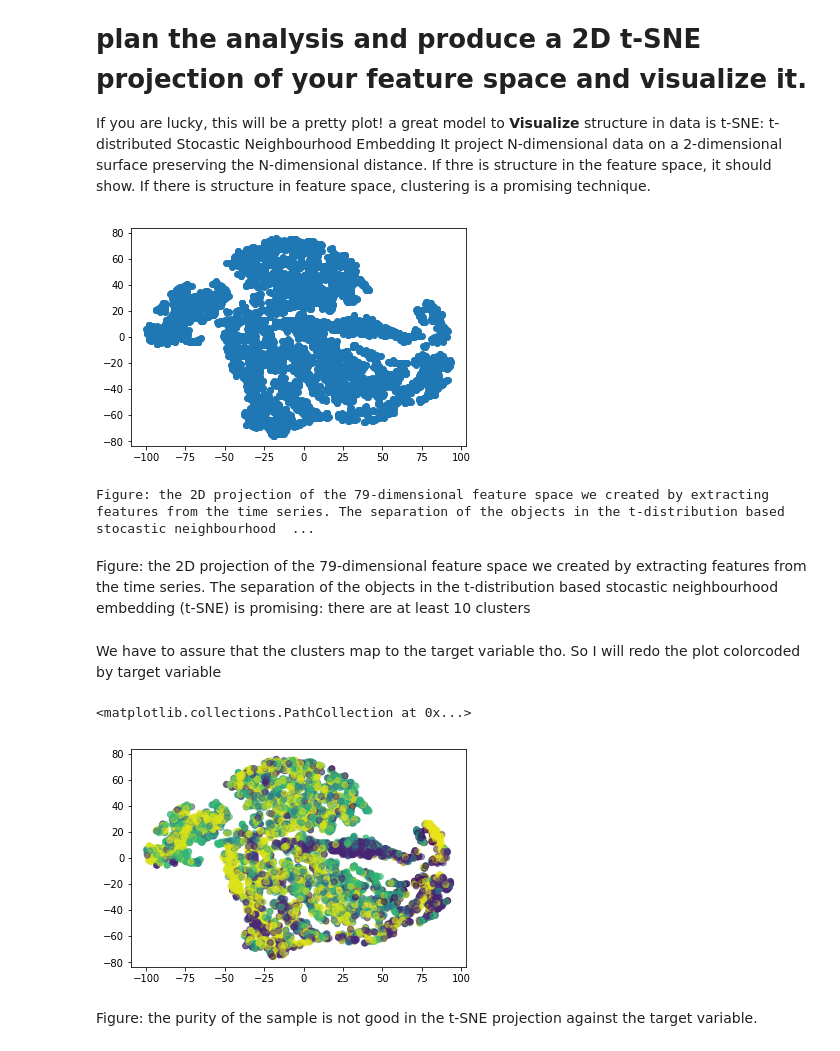
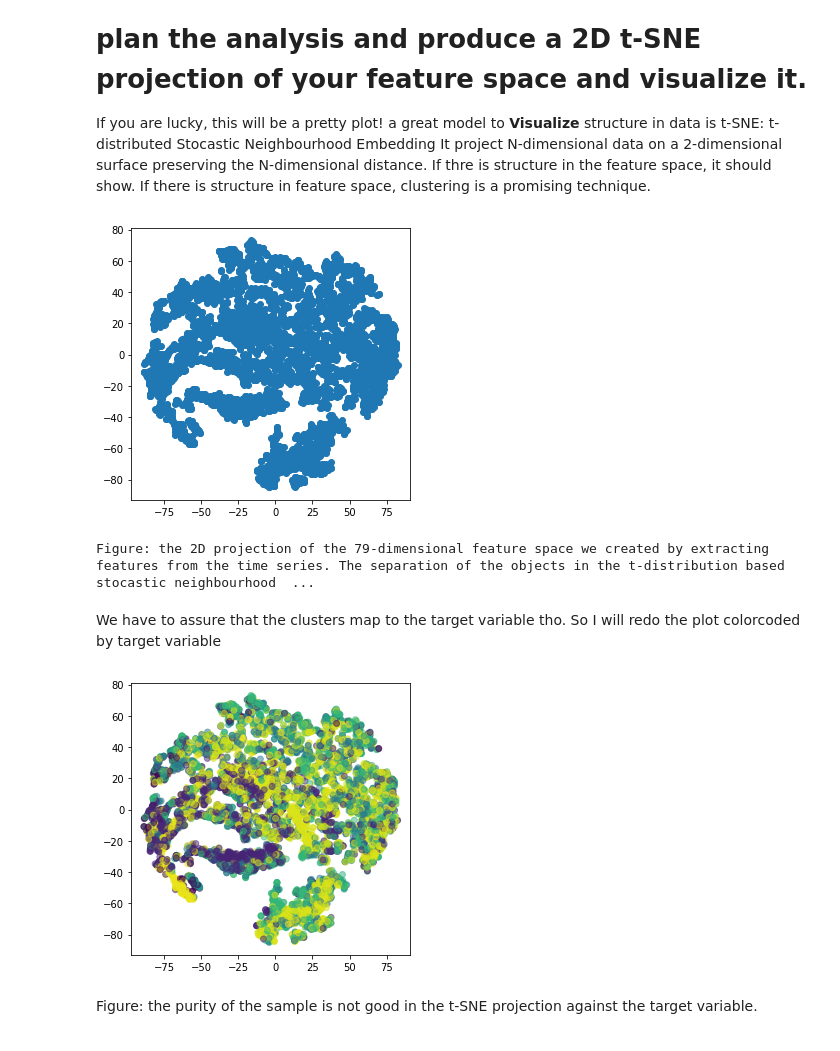
Before and after one commit to xiaolng/DSPS_FBianco, a Jupyter notebook: HW5/FeatureEngineering_PLAsTIcCchallenge_instructions.ipynb, the cells around one changed output. Cells and saved outputs as stored; diff of their text form; code cells hidden in the pictures.

Commit message:
slight updates to t_SNE images

```diff
--- a/HW5/FeatureEngineering_PLAsTIcCchallenge_instructions.ipynb
+++ b/HW5/FeatureEngineering_PLAsTIcCchallenge_instructions.ipynb
@@ -440,30 +440,31 @@ It project N-dimensional data on a 2-dimensional surface preserving the N-dimens
 # %%
 from sklearn.manifold import TSNE
 # %%
-X_embedded = TSNE(n_components=2, random_state=123).fit_transform(X)
+X_embedded = TSNE(n_components=2, random_state=345).fit_transform(X)
 X_embedded.shape
-
+pl.figure(figsize=(5,5))
 pl.scatter(X_embedded[:,0], X_embedded[:,1])
 pl.show()
 print("Figure: the 2D projection of the 79-dimensional feature space we created by extracting features from the time series. " +
       "The separation of the objects in the t-distribution based stocastic neighbourhood embedding (t-SNE) is promising: " +
       "t-SNE is an embedding (a transformation to a different coordinate space) which is designed to preserve Eucledian" +
       "pairwise distances existing in the higher dimensional parameter space. " +
-      "How many clusters can you see in this embedding?")
+      "How many clusters can you see in this embedding?" +
+      "A note: since the t_SNE produces a projection of the feature space on an ideal set of coordinates, " +
+      "this is the only cxase in which you are allowed not to label your axes!")
 # %% [output]
-[figure, old version]
+[figure, new version]
 Figure: the 2D projection of the 79-dimensional feature space we created by extracting features from the time series. The separation of the objects in the t-distribution based stocastic neighbourhood  ...
-# %% [markdown]
-Figure: the 2D projection of the 79-dimensional feature space we created by extracting features from the time series. The separation of the objects in the t-distribution based stocastic neighbourhood embedding (t-SNE) is promising: there are at least 10 clusters
 # %% [markdown]
 We have to assure that the clusters map to the target variable tho. So I will redo the plot colorcoded by target variable
 # %%
 norm_obj= Normalize(vmin=y.min(), vmax=y.max())
 len([c for c in pl.cm.RdBu_r(norm_obj(y.values))]), X_embedded.shape
-pl.scatter(X_embedded[:,0], X_embedded[:,1],  color=[c for c in pl.cm.viridis(norm_obj(y.values))], alpha=0.5)
+pl.figure(figsize=(5,5))
+pl.scatter(X_embedded[:,0], X_embedded[:,1],
+           color=[c for c in pl.cm.viridis(norm_obj(y.values))], alpha=0.5);
 # %% [output]
-<matplotlib.collections.PathCollection at 0x...>
-[figure, old version]
+[figure, new version]
 # %% [markdown]
 Figure: the purity of the sample is not good in the t-SNE projection against the target variable.
 # %% [markdown]
```
Also changed, not shown: parts of 1 cell of this notebook.
